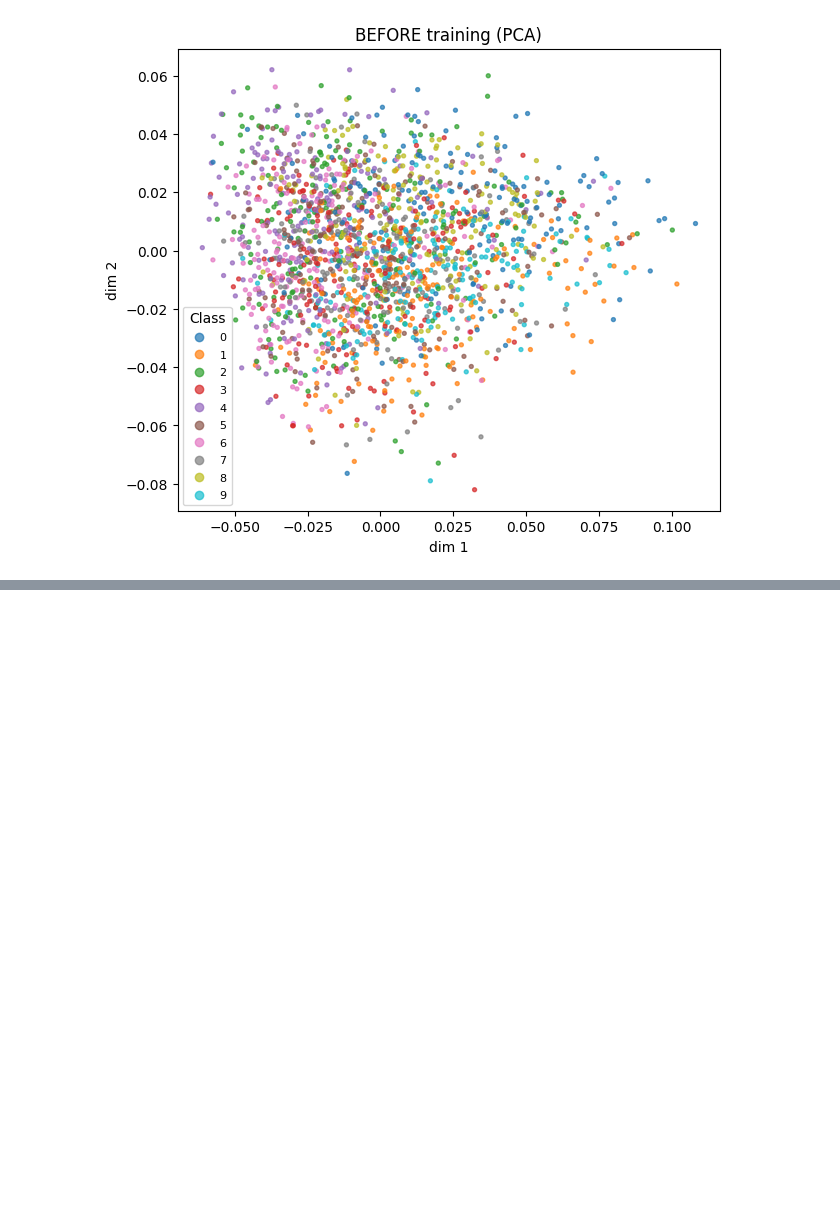
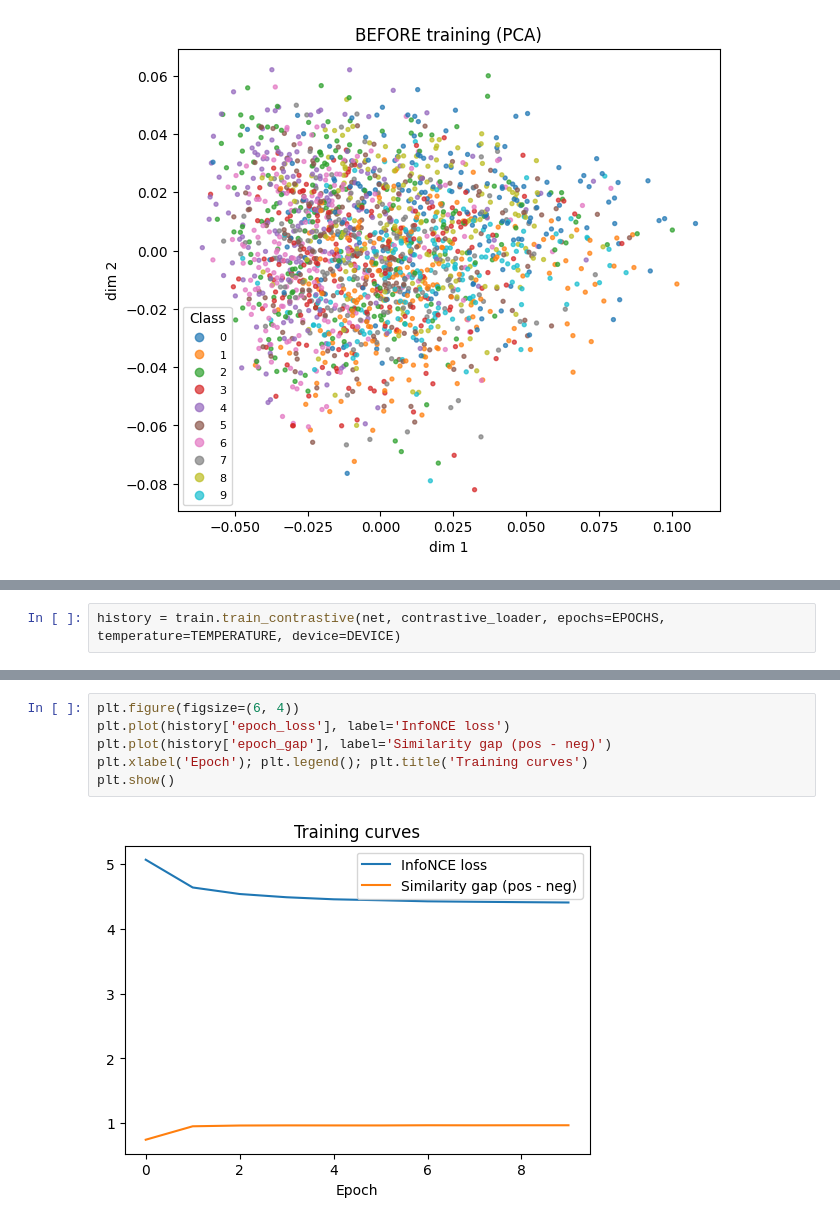
Before and after one commit to Kidist-c/Contrastive_Learning_Cifar-10, a Jupyter notebook: constrastive_pipeline.ipynb, the cells around one changed output, grey strips where cells are left out. Saved outputs shown, nothing was run; the diff lists cells and outputs as text; blank space fills up the shorter version.

Commit message:
run the training

```diff
--- a/constrastive_pipeline.ipynb
+++ b/constrastive_pipeline.ipynb
@@ -105,0 +109,2 @@ evaluate.plot_embeddings_2d(test_emb0, test_labels0, method='pca', title='BEFORE
+# %%
+history = train.train_contrastive(net, contrastive_loader, epochs=EPOCHS, temperature=TEMPERATURE, device=DEVICE)
@@ -105,0 +122,8 @@ evaluate.plot_embeddings_2d(test_emb0, test_labels0, method='pca', title='BEFORE
+# %%
+plt.figure(figsize=(6, 4))
+plt.plot(history['epoch_loss'], label='InfoNCE loss')
+plt.plot(history['epoch_gap'], label='Similarity gap (pos - neg)')
+plt.xlabel('Epoch'); plt.legend(); plt.title('Training curves')
+plt.show()
+# %% [output]
+[figure, added]
```
Also changed, not shown: parts of 2 cells of this notebook.
